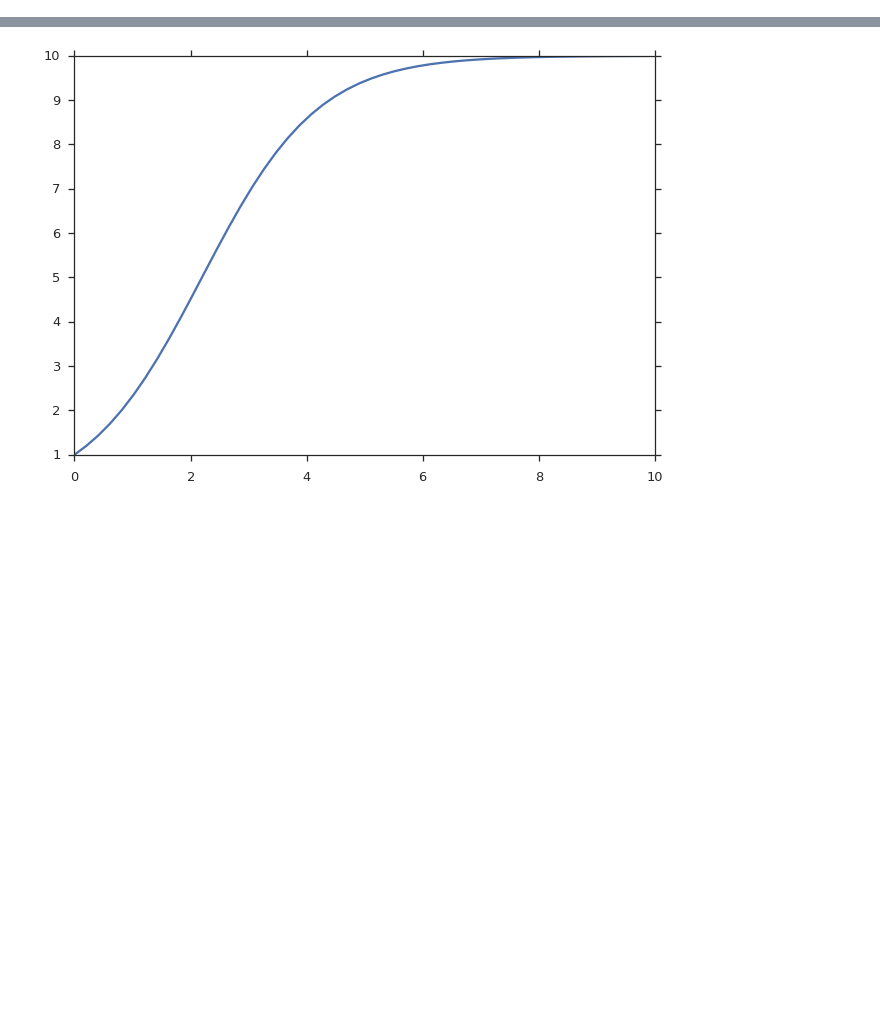
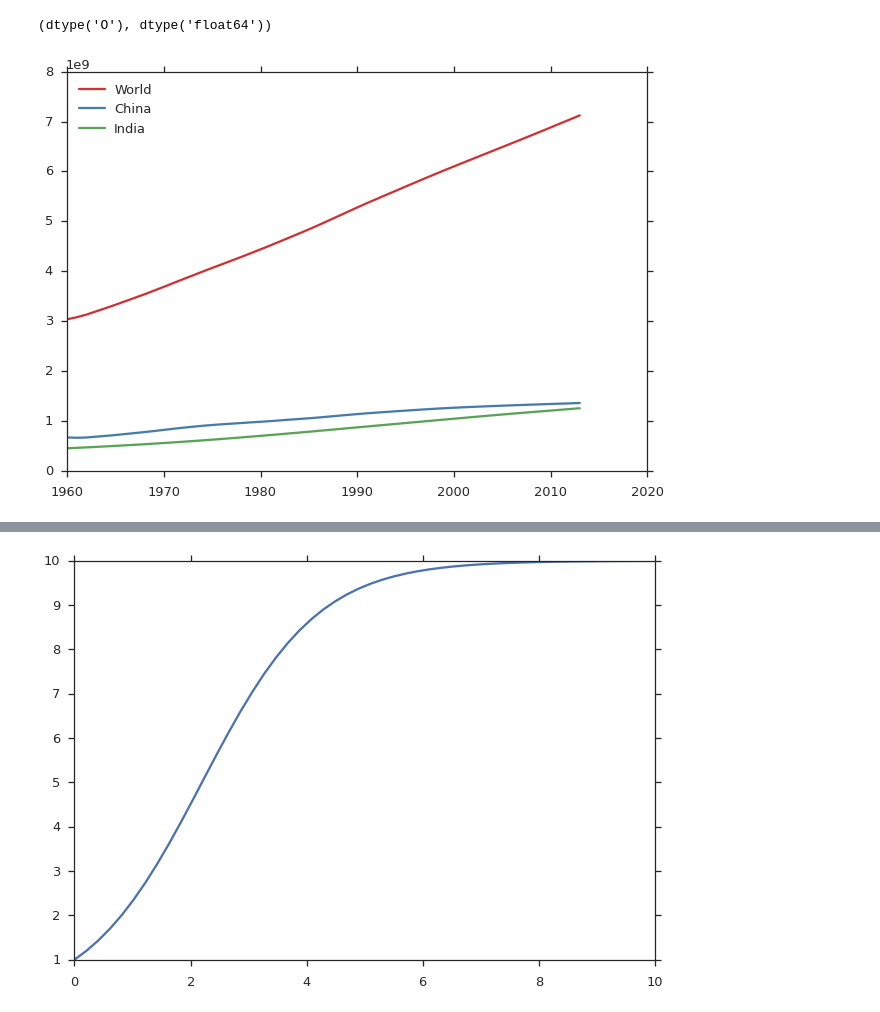
Before and after one commit to Py4Life/TAU2015, a Jupyter notebook: lecture10.ipynb, the cells around one changed output, grey strips where cells are left out. Saved outputs shown, nothing was run; the diff lists cells and outputs as text; code cells hidden in the pictures; blank space fills up the shorter version.

```diff
--- a/lecture10.ipynb
+++ b/lecture10.ipynb
@@ -152,0 +24,8 @@ interactive(plot_lotka_volterra, H0=(1,1000), L0=(1,100), a=(0,10,0.01), b=(0,10
+# %%
+import zipfile
+with zipfile.ZipFile('world_growth.zip') as z:
+    f = z.open('sp.pop.totl_Indicator_en_csv_v2.csv')
+    df = pd.read_csv(f, skiprows=2)
+df.drop('2014', axis=1, inplace=True)
+df.drop('Unnamed: 59', axis=1, inplace=True)
+df.head()
@@ -152,0 +50,2 @@ interactive(plot_lotka_volterra, H0=(1,1000), L0=(1,100), a=(0,10,0.01), b=(0,10
+# %%
+df = pd.melt(df, id_vars=('Country Name','Country Code','Indicator Name', 'Indicator Code'), var_name='Year', value_name='Population')
@@ -152,0 +70,2 @@ interactive(plot_lotka_volterra, H0=(1,1000), L0=(1,100), a=(0,10,0.01), b=(0,10
+# %%
+df.dropna(axis=0, inplace=True)
@@ -152,0 +81,17 @@ interactive(plot_lotka_volterra, H0=(1,1000), L0=(1,100), a=(0,10,0.01), b=(0,10
+# %%
+df.Year.dtype, df.Population.dtype
+# %% [output]
+(dtype('O'), dtype('float64'))
+# %%
+df.Year = df.Year.astype(int)
+# %%
+world = df[df['Country Name']=='World']
+china = df[df['Country Name']=='China']
+india = df[df['Country Name']=='India']
+plot(world.Year, world.Population, label='World')
+plot(china.Year, china.Population, label='China')
+plot(india.Year, india.Population, label='India')
+#yscale('log')
+legend(loc='upper left');
+# %% [output]
+[figure, added]
```
Also changed, not shown: parts of 36 cells of this notebook.
